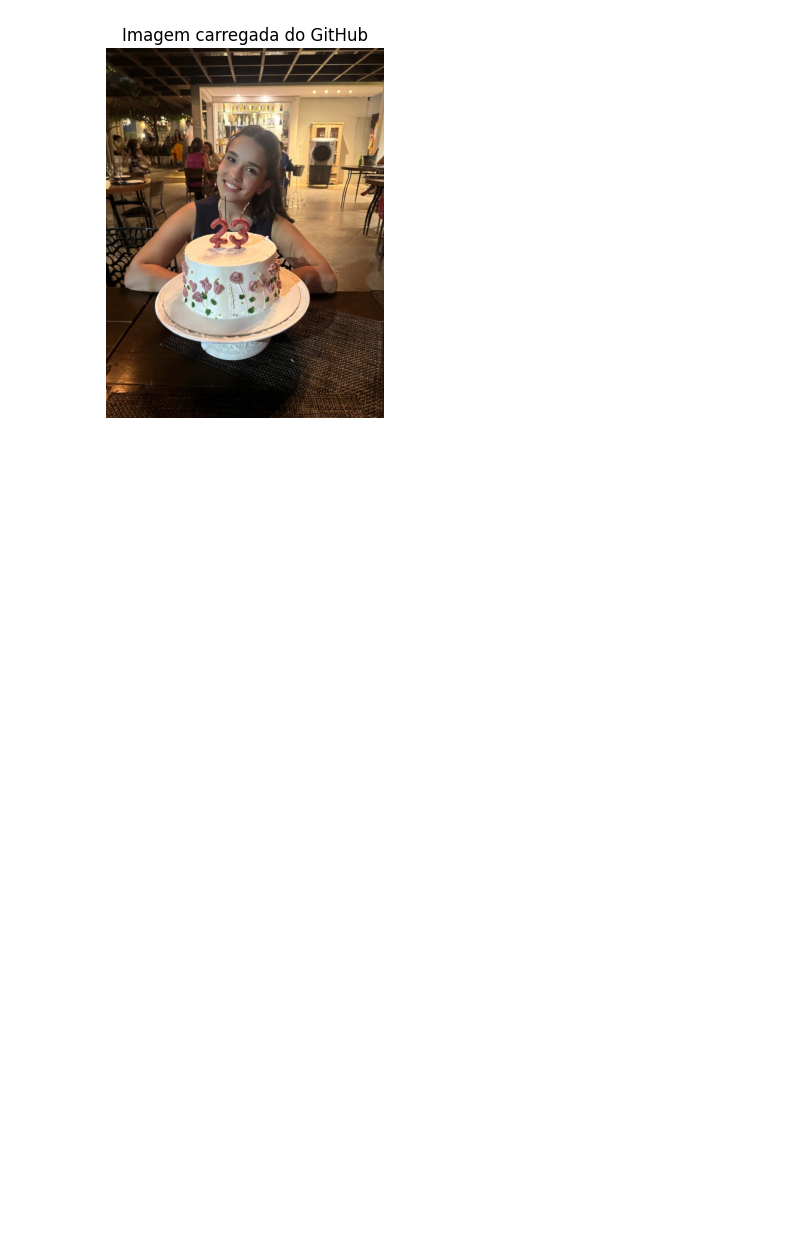
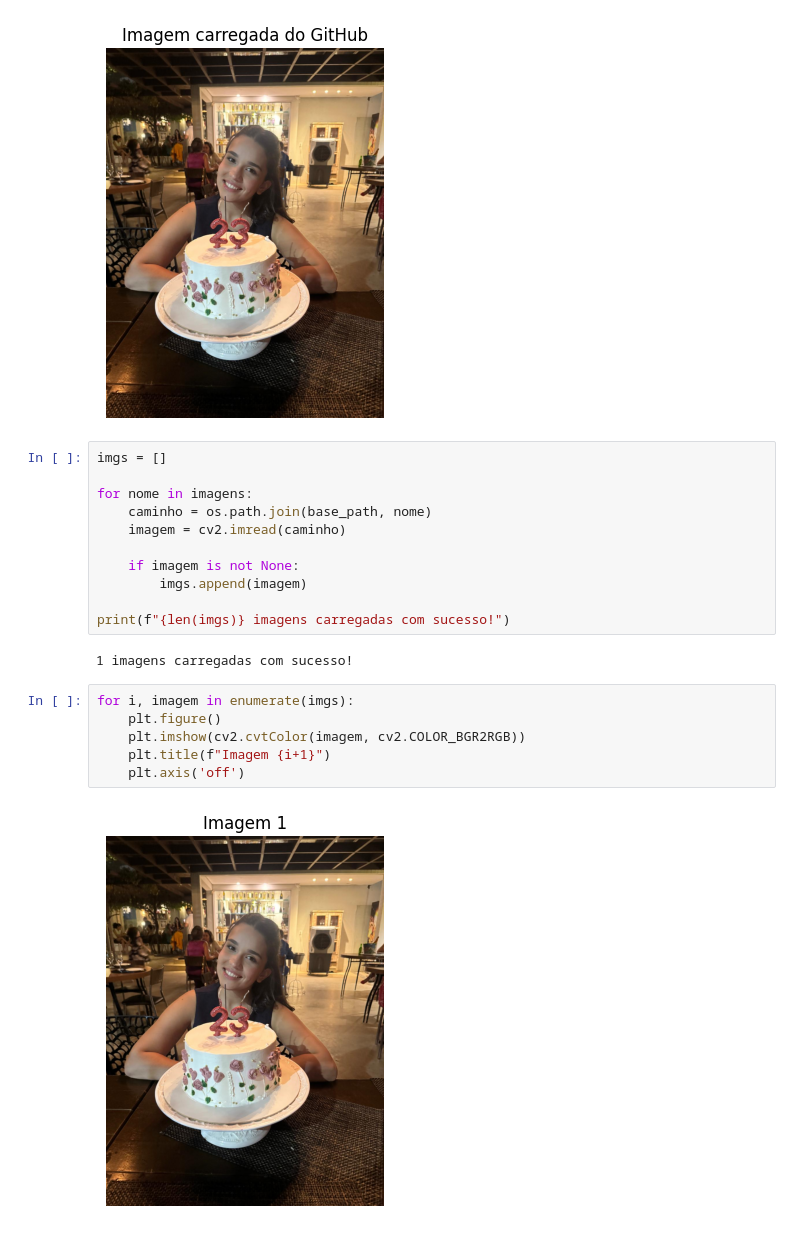
Before and after one commit to Samuel-Unemat/processamento-imagens-avaliacao, a Jupyter notebook: atividade.ipynb, the cells around one changed output. Drawn from its saved outputs; the diff is of its cells as text; blank space fills up the shorter version.

```diff
--- a/atividade.ipynb
+++ b/atividade.ipynb
@@ -56,3 +56,24 @@ plt.axis('off')
 # %% [output]
 (np.float64(-0.5), np.float64(959.5), np.float64(1279.5), np.float64(-0.5))
 [figure]
+# %%
+imgs = []
+
+for nome in imagens:
+    caminho = os.path.join(base_path, nome)
+    imagem = cv2.imread(caminho)
+
+    if imagem is not None:
+        imgs.append(imagem)
+
+print(f"{len(imgs)} imagens carregadas com sucesso!")
+# %% [output]
+1 imagens carregadas com sucesso!
+# %%
+for i, imagem in enumerate(imgs):
+    plt.figure()
+    plt.imshow(cv2.cvtColor(imagem, cv2.COLOR_BGR2RGB))
+    plt.title(f"Imagem {i+1}")
+    plt.axis('off')
+# %% [output]
+[figure, added]
```
Also changed, not shown: parts of 20 cells of this notebook.
